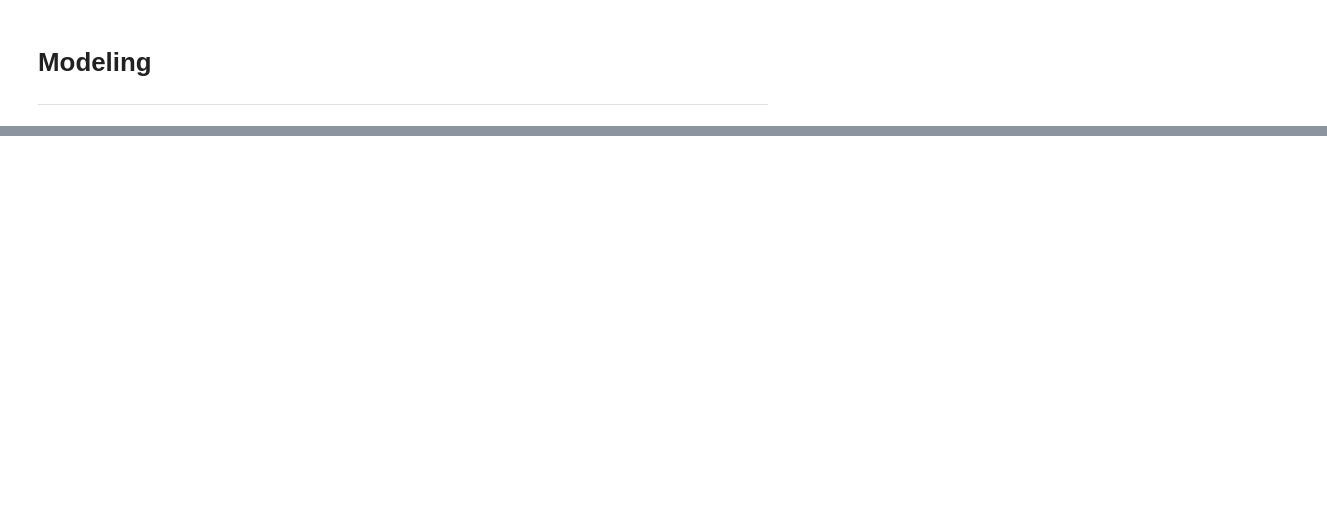
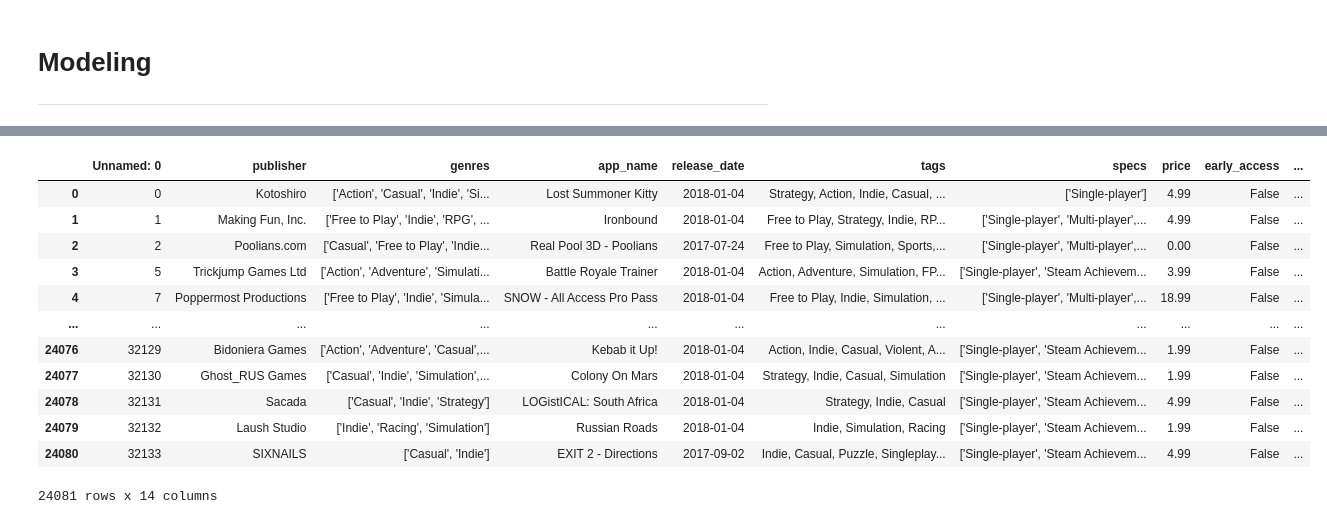
Before and after one commit to EmilianoEmanuelSosa/Steam_recommendation_model, a Jupyter notebook: EDA_ETL/Modeling.ipynb, the cells around one changed output, grey strips where cells are left out. Cells and saved outputs as stored; diff of their text form; code cells hidden in the pictures; blank space fills up the shorter version.

```diff
--- a/EDA_ETL/Modeling.ipynb
+++ b/EDA_ETL/Modeling.ipynb
@@ -53,0 +27,16 @@ df_test
+# %%
+df_to_model_steam
+# %% [output]
+|  | Unnamed: 0 | publisher | genres | app_name | release_date | tags | specs | price | early_access | ... |
+| 0 | 0 | Kotoshiro | ['Action', 'Casual', 'Indie', 'Si... | Lost Summoner Kitty | 2018-01-04 | Strategy, Action, Indie, Casual, ... | ['Single-player'] | 4.99 | False | ... |
+| 1 | 1 | Making Fun, Inc. | ['Free to Play', 'Indie', 'RPG', ... | Ironbound | 2018-01-04 | Free to Play, Strategy, Indie, RP... | ['Single-player', 'Multi-player',... | 4.99 | False | ... |
+| 2 | 2 | Poolians.com | ['Casual', 'Free to Play', 'Indie... | Real Pool 3D - Poolians | 2017-07-24 | Free to Play, Simulation, Sports,... | ['Single-player', 'Multi-player',... | 0.00 | False | ... |
+| 3 | 5 | Trickjump Games Ltd | ['Action', 'Adventure', 'Simulati... | Battle Royale Trainer | 2018-01-04 | Action, Adventure, Simulation, FP... | ['Single-player', 'Steam Achievem... | 3.99 | False | ... |
+| 4 | 7 | Poppermost Productions | ['Free to Play', 'Indie', 'Simula... | SNOW - All Access Pro Pass | 2018-01-04 | Free to Play, Indie, Simulation, ... | ['Single-player', 'Multi-player',... | 18.99 | False | ... |
+| ... | ... | ... | ... | ... | ... | ... | ... | ... | ... | ... |
+| 24076 | 32129 | Bidoniera Games | ['Action', 'Adventure', 'Casual',... | Kebab it Up! | 2018-01-04 | Action, Indie, Casual, Violent, A... | ['Single-player', 'Steam Achievem... | 1.99 | False | ... |
+| 24077 | 32130 | Ghost_RUS Games | ['Casual', 'Indie', 'Simulation',... | Colony On Mars | 2018-01-04 | Strategy, Indie, Casual, Simulation | ['Single-player', 'Steam Achievem... | 1.99 | False | ... |
+| 24078 | 32131 | Sacada | ['Casual', 'Indie', 'Strategy'] | LOGistICAL: South Africa | 2018-01-04 | Strategy, Indie, Casual | ['Single-player', 'Steam Achievem... | 4.99 | False | ... |
+| 24079 | 32132 | Laush Studio | ['Indie', 'Racing', 'Simulation'] | Russian Roads | 2018-01-04 | Indie, Simulation, Racing | ['Single-player', 'Steam Achievem... | 1.99 | False | ... |
+| 24080 | 32133 | SIXNAILS | ['Casual', 'Indie'] | EXIT 2 - Directions | 2017-09-02 | Indie, Casual, Puzzle, Singleplay... | ['Single-player', 'Steam Achievem... | 4.99 | False | ... |
+24081 rows x 14 columns
```
Also changed, not shown: parts of 9 cells of this notebook, 6 other files.
